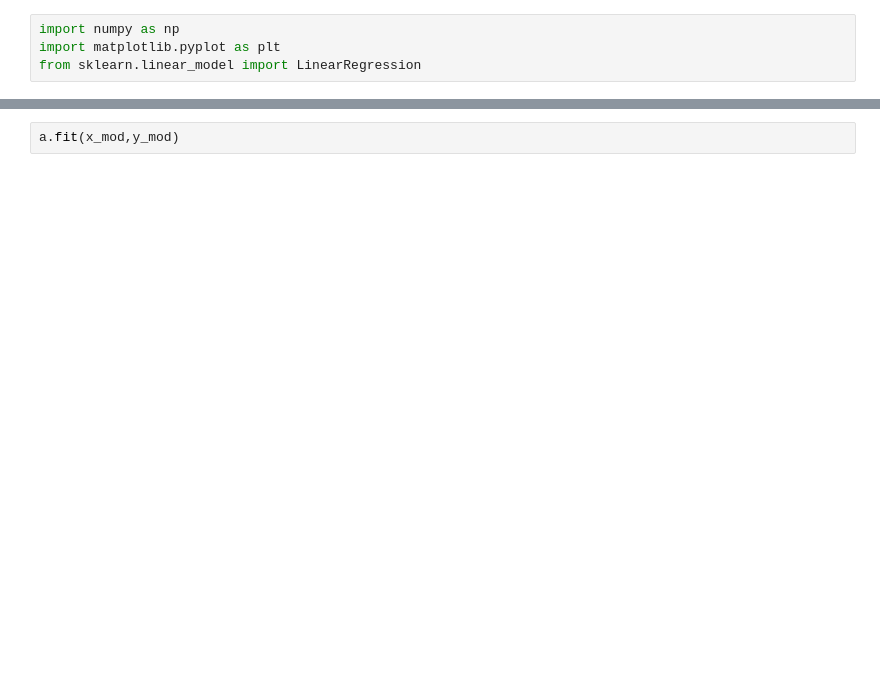
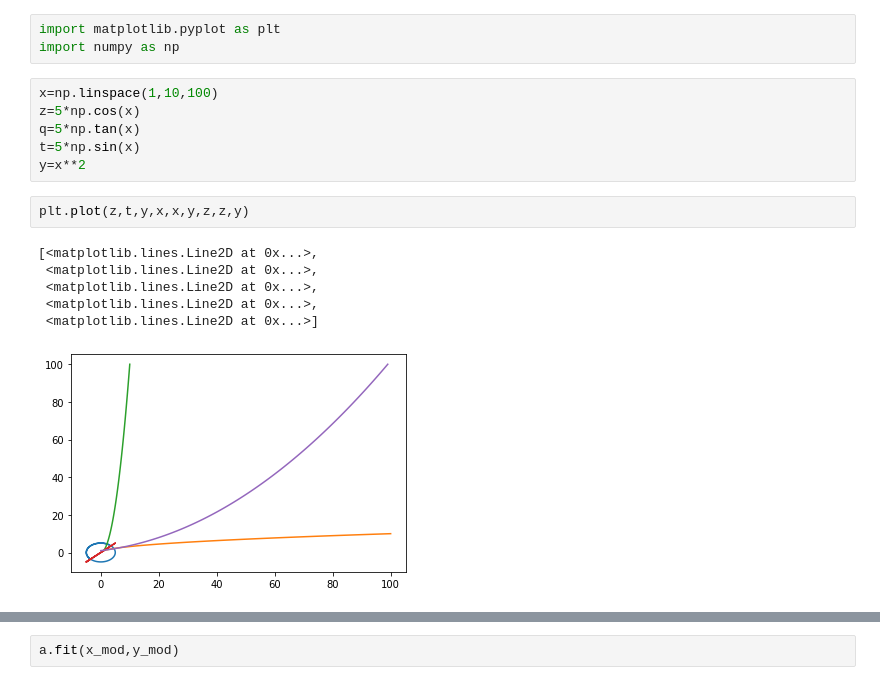
Before and after one commit to naman873/Python, a Jupyter notebook: twentysix/Untitled.ipynb, the cells around one changed output, grey strips where cells are left out. Drawn from its saved outputs; the diff is of its cells as text; blank space fills up the shorter version.

```diff
--- a/twentysix/Untitled.ipynb
+++ b/twentysix/Untitled.ipynb
@@ -1,4 +1,18 @@
 # %%
+import matplotlib.pyplot as plt
 import numpy as np
-import matplotlib.pyplot as plt
-from sklearn.linear_model import LinearRegression
+# %%
+x=np.linspace(1,10,100)
+z=5*np.cos(x)
+q=5*np.tan(x)
+t=5*np.sin(x)
+y=x**2
+# %%
+plt.plot(z,t,y,x,x,y,z,z,y)
+# %% [output]
+[<matplotlib.lines.Line2D at 0x...>,
+ <matplotlib.lines.Line2D at 0x...>,
+ <matplotlib.lines.Line2D at 0x...>,
+ <matplotlib.lines.Line2D at 0x...>,
+ <matplotlib.lines.Line2D at 0x...>]
+[figure, added]
```
Also changed, not shown: parts of 56 cells of this notebook, 13 other files.
